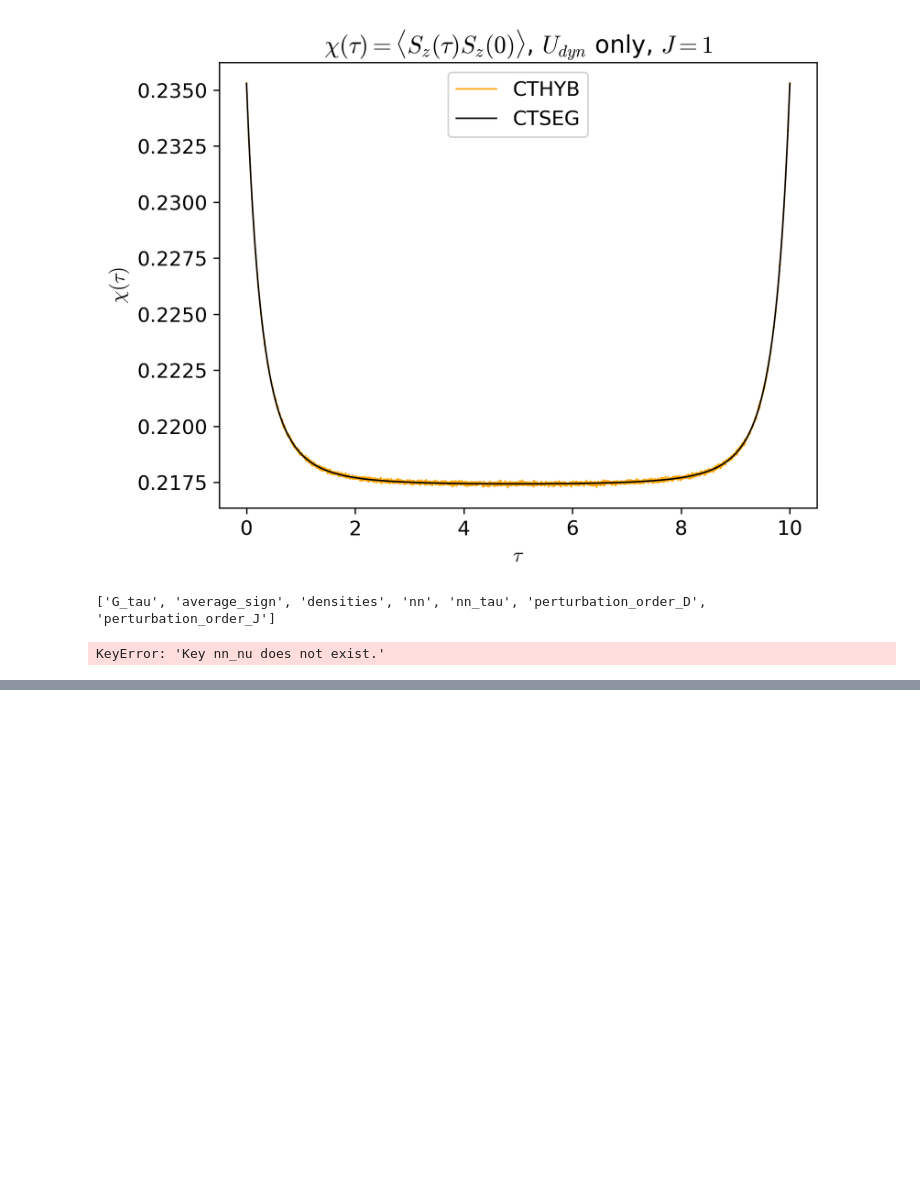
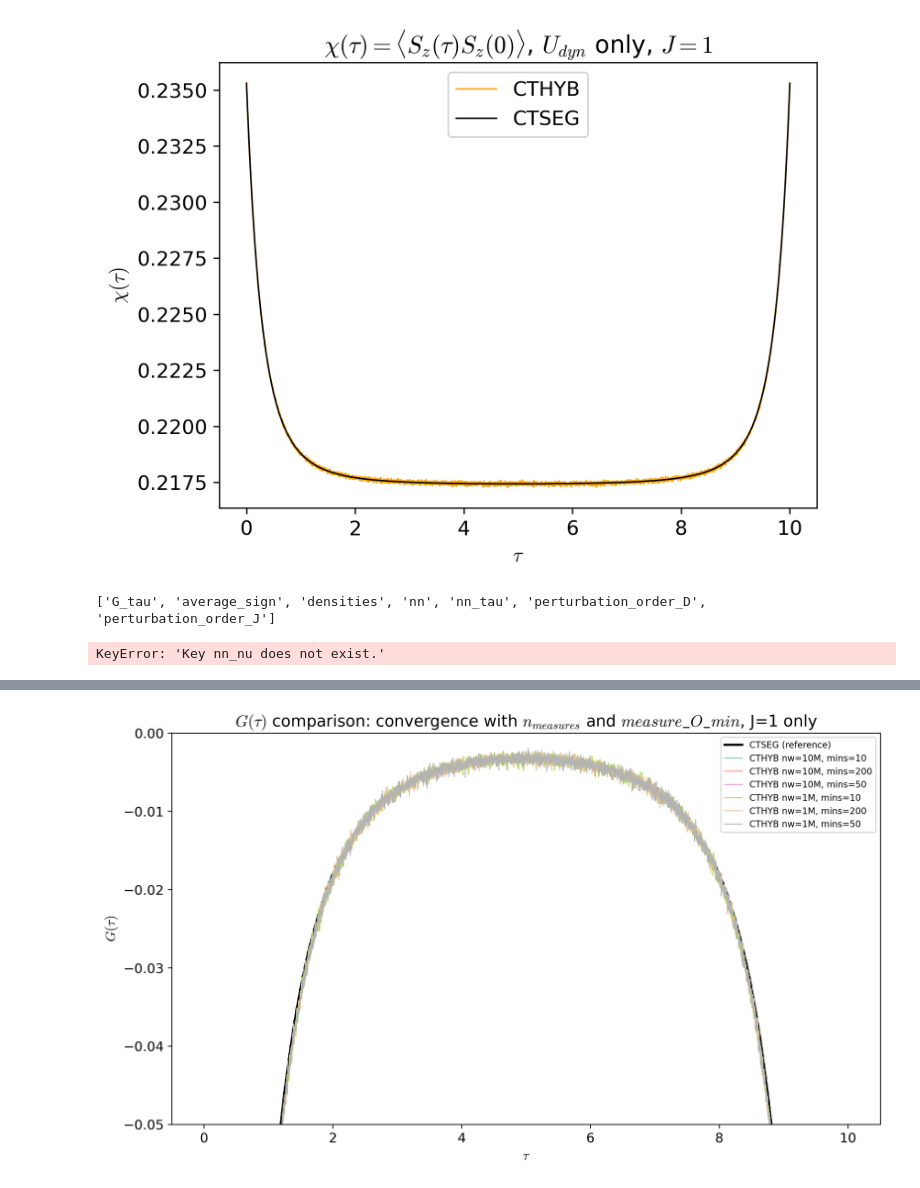
Before and after one commit to andrewkhardy/cthyb, a Jupyter notebook: benchmark/dynamic_int/CTHYB_Benchmarking.ipynb, the cells around one changed output, grey strips where cells are left out. Drawn from its saved outputs; the diff is of its cells as text; code cells hidden in the pictures; blank space fills up the shorter version.

```diff
--- a/benchmark/dynamic_int/CTHYB_Benchmarking.ipynb
+++ b/benchmark/dynamic_int/CTHYB_Benchmarking.ipynb
@@ -515,0 +552,29 @@ plt.show()
+# %%
+data_loc = "/home/andrewhardy/Documents/Data/CTHYB_Data"
+data_ref = "/home/andrewhardy/Documents/CCQ/cthyb_dyn/benchmark/dynamic_int"
+
+# Load CTSEG reference
+with HDFArchive(f"{data_loc}/spin_spin_ctseg_J-1.0-U-4.0_1.0_0.0_0.0_0.0_0.0_b-10.0.h5", "r") as A:
+    G_tau_seg = A["G_tau"]
+    nn = A["nn_tau"]
+
+# Load CTHYB files with different parameters
+files_params = [
+    ("spin_spin_cthyb_J-1.0-U-4.0_1.0_0.0_0.0_0.0_0.0_b-10.0_nw-10000000_mins-10.h5", "nw=10M, mins=10"),
+    ("spin_spin_cthyb_J-1.0-U-4.0_1.0_0.0_0.0_0.0_0.0_b-10.0_nw-10000000_mins-200.h5", "nw=10M, mins=200"),
+    ("spin_spin_cthyb_J-1.0-U-4.0_1.0_0.0_0.0_0.0_0.0_b-10.0_nw-10000000_mins-50.h5", "nw=10M, mins=50"),
+    ("spin_spin_cthyb_J-1.0-U-4.0_1.0_0.0_0.0_0.0_0.0_b-10.0_nw-1000000_mins-10.h5", "nw=1M, mins=10"),
+    ("spin_spin_cthyb_J-1.0-U-4.0_1.0_0.0_0.0_0.0_0.0_b-10.0_nw-1000000_mins-200.h5", "nw=1M, mins=200"),
+    ("spin_spin_cthyb_J-1.0-U-4.0_1.0_0.0_0.0_0.0_0.0_b-10.0_nw-1000000_mins-50.h5", "nw=1M, mins=50"),
+]
+
+G_tau_hyb_dict = {}
+Sz_hyb_dict = {}
+
+for filename, label in files_params:
+    with HDFArchive(f"{data_loc}/{filename}", "r") as A:
+        G_tau_hyb_dict[label] = A["G_tau"]
+        Sz_hyb_dict[label] = A["O_tau"]
+        print(f"{label}: average_sign = {A['average_sign']}")
+
+print("\nData loaded successfully")
@@ -515,0 +590,18 @@ plt.show()
+# %%
+# Plot G_tau comparison
+plt.figure(figsize=(10, 6))
+colors = plt.cm.Set2(np.linspace(0, 1, len(G_tau_hyb_dict)))
+
+oplot(G_tau_seg["up"].real, color="black", linewidth=2.0, label="CTSEG (reference)")
+
+for (label, G_tau), color in zip(G_tau_hyb_dict.items(), colors):
+    oplot(G_tau["up"].real, color=color, linewidth=0.8, label=f"CTHYB {label}")
+
+plt.title(r"$G(\tau)$ comparison: convergence with $n_{measures}$ and $measure\_O\_min$, J=1 only")
+plt.ylabel(r"$G(\tau)$")
+plt.legend(fontsize=8)
+plt.tight_layout()
+plt.ylim(-0.05, 0.0)
+plt.show()
+# %% [output]
+[figure, added]
```
Also changed, not shown: parts of 9 cells of this notebook, 1 other file.
